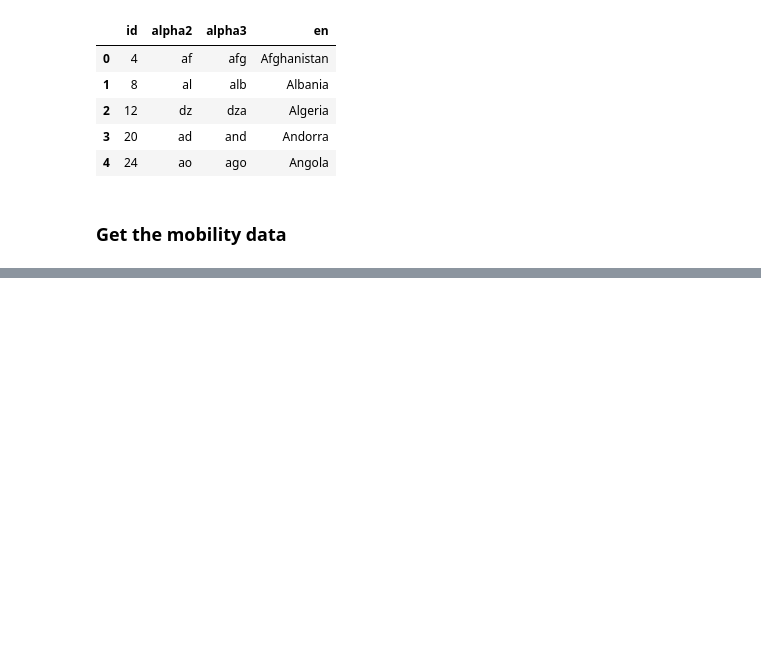
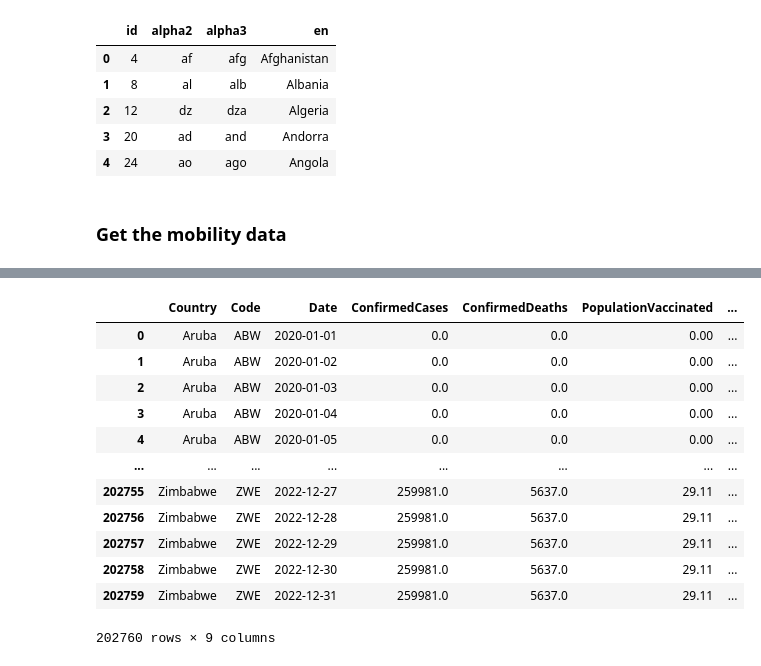
Before and after one commit to biogear13/country-factors-mobility, a Jupyter notebook: data_cleaning_and_feature_selection.ipynb, the cells around one changed output, grey strips where cells are left out. Cells and saved outputs as stored; diff of their text form; code cells hidden in the pictures; blank space fills up the shorter version.

```diff
--- a/data_cleaning_and_feature_selection.ipynb
+++ b/data_cleaning_and_feature_selection.ipynb
@@ -187,0 +487,4 @@ countries_in_mob = filtered[['country_region_code', 'country_region']].drop_dupl
+# %%
+# Check the oxford covid19 government response tracker
+national_policy = pd.read_csv('data/oxcgt.csv')
+national_policy.head()
@@ -187,0 +519,45 @@ countries_in_mob = filtered[['country_region_code', 'country_region']].drop_dupl
+# %%
+# List of measures to focus on
+measures_to_focus = [
+    'CountryName',
+    'CountryCode',
+    'Date',
+    'ConfirmedCases',
+    'ConfirmedDeaths',
+    'PopulationVaccinated',
+    'StringencyIndex_Average', # Index that encompasses containment and closure policies and public information campaigns
+    'ContainmentHealthIndex_Average', # Index that involve both StringencyIndex_Average plus health system polices
+    'EconomicSupportIndex' # Index encompasses by economic policies
+]
+
+# Filter national_policy to include only the selected high-priority measures
+national_policy = national_policy[measures_to_focus]
+
+# Convert the 'Date' column to datetime using .loc to avoid SettingWithCopyWarning
+# This explicitly targets the 'Date' column for all rows (:)
+national_policy.loc[:, 'Date'] = pd.to_datetime(
+    national_policy['Date'].astype(str),
+    format='%Y%m%d'
+)
+
+# Rename the columns in the national_policy columns
+national_policy = national_policy.rename(columns = {
+    'CountryName' : 'Country',
+    'CountryCode' : 'Code'
+})
+
+national_policy
+# %% [output]
+|  | Country | Code | Date | ConfirmedCases | ConfirmedDeaths | PopulationVaccinated | ... |
+| 0 | Aruba | ABW | 2020-01-01 | 0.0 | 0.0 | 0.00 | ... |
+| 1 | Aruba | ABW | 2020-01-02 | 0.0 | 0.0 | 0.00 | ... |
+| 2 | Aruba | ABW | 2020-01-03 | 0.0 | 0.0 | 0.00 | ... |
+| 3 | Aruba | ABW | 2020-01-04 | 0.0 | 0.0 | 0.00 | ... |
+| 4 | Aruba | ABW | 2020-01-05 | 0.0 | 0.0 | 0.00 | ... |
+| ... | ... | ... | ... | ... | ... | ... | ... |
+| 202755 | Zimbabwe | ZWE | 2022-12-27 | 259981.0 | 5637.0 | 29.11 | ... |
+| 202756 | Zimbabwe | ZWE | 2022-12-28 | 259981.0 | 5637.0 | 29.11 | ... |
+| 202757 | Zimbabwe | ZWE | 2022-12-29 | 259981.0 | 5637.0 | 29.11 | ... |
+| 202758 | Zimbabwe | ZWE | 2022-12-30 | 259981.0 | 5637.0 | 29.11 | ... |
+| 202759 | Zimbabwe | ZWE | 2022-12-31 | 259981.0 | 5637.0 | 29.11 | ... |
+202760 rows × 9 columns
```
Also changed, not shown: parts of 43 cells of this notebook, 11 other files.
